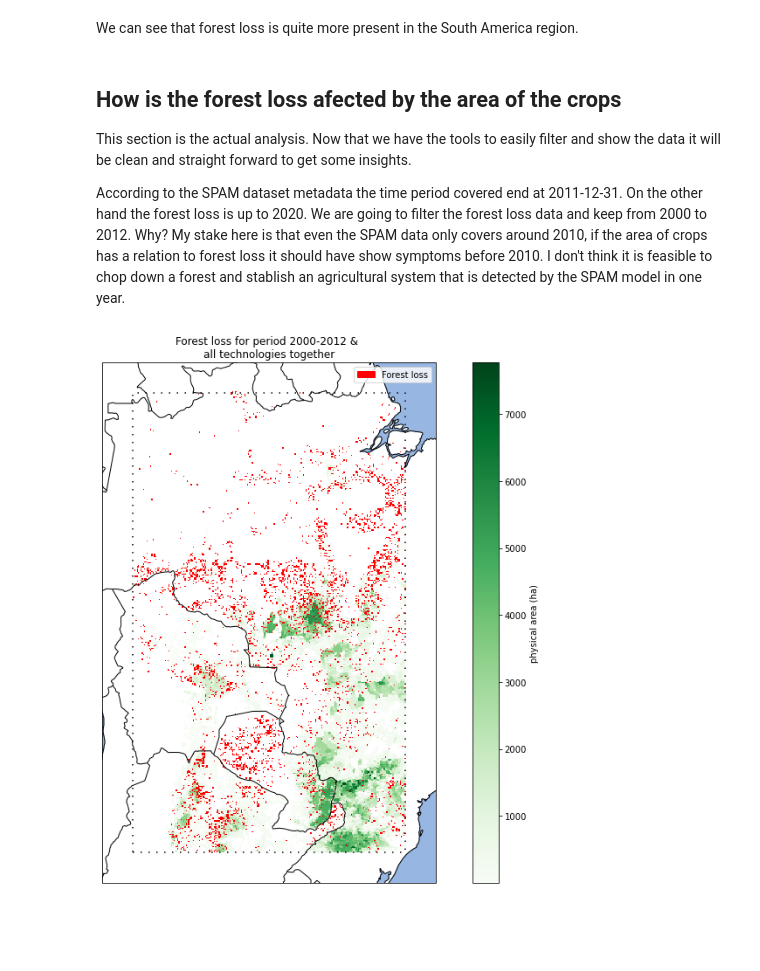
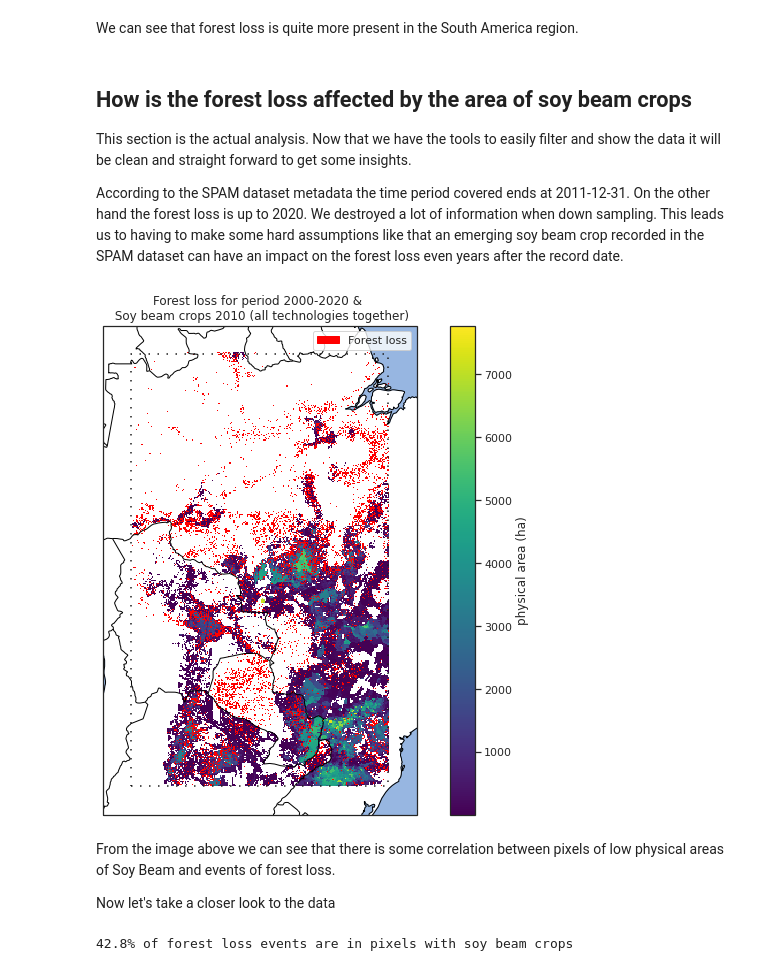
Before and after one commit to BielStela/vizzuality_challenge, a Jupyter notebook: challenge.ipynb, the cells around one changed output. Cells and saved outputs as stored; diff of their text form; code cells hidden in the pictures; blank space fills up the shorter version.

```diff
--- a/challenge.ipynb
+++ b/challenge.ipynb
@@ -316,56 +329,62 @@ plt.tight_layout()
 # %% [markdown]
 We can see that forest loss is quite more present in the South America region.
 # %% [markdown]
-##  How is the forest loss afected by the area of the crops
-
+##  How is the forest loss affected by the area of soy beam crops
 
 This section is the actual analysis.
 Now that we have the tools to easily filter and show the data it will be clean and straight forward to get some insights.
 
-According to the SPAM dataset metadata the time period covered end at 2011-12-31. On the other hand the forest loss is up to 2020. We are going to filter the forest loss data and keep from 2000 to 2012.
-Why? My stake here is that even the SPAM data only covers around 2010, if the area of crops has a relation to forest loss it should have show symptoms before 2010. I don't think it is feasible to chop down a forest and stablish an agricultural system that is detected by the SPAM model in one year.
+According to the SPAM dataset metadata the time period covered ends at 2011-12-31. On the other hand the forest loss is up to 2020. We destroyed a lot of information when down sampling. This leads us to having to make some hard assumptions like that an emerging soy beam crop recorded in the SPAM dataset can have an impact on the forest loss even years after the record date.
 # %%
 from matplotlib import colors
 import matplotlib.patches as mpatches
 
-america_forest_loss =  forest_data_path/"america"/"correg.tif"
-america_spam_area = [r for r in get_SPAM_rasters_by_codes(rasters, var="A", tech="A") if r.region=="america"][0]
 
-fig = plt.figure(figsize=(12, 9))
-proj = ccrs.PlateCarree()  # sets the cartopy map projection
-ax = fig.add_subplot(111, projection=proj)
+def plot_loss_on_spam(loss_raster: str, spam_raster: SpamData):
+    """Helper to plot forest loss rasters on top of soy beam data."""
+    fig = plt.figure(figsize=(12, 9))
+    proj = ccrs.PlateCarree()  # sets the cartopy map projection
+    ax = fig.add_subplot(111, projection=proj)
 
-im_ax, box_ax = plot_map_on_ax(
-    ax,
-    america_spam_area.filename,
-    areas,
-    proj,
-    cmap="Greens",
-    interpolation="none",
-)
-cbar = fig.colorbar(im_ax, ax=ax)
-cbar.set_label(VARIABLES_MAP[america_spam_area.variable])
+    im_ax, box_ax = plot_map_on_ax(
+        ax,
+        spam_raster.filename,
+        areas,
+        proj,
+        cmap="viridis",
+        interpolation="none",
+        )
+    cbar = fig.colorbar(im_ax, ax=ax)
+    cbar.set_label(VARIABLES_MAP[spam_raster.variable])
 
-forest_cmap = colors.ListedColormap(['red'])
-with rio.open(america_forest_loss) as src:
-    reclass_forest_loss = src.read(1)
-    reclass_forest_loss = np.where((reclass_forest_loss <= 12 ) & (reclass_forest_loss > 0), 1, 0)
-    extent = rio.plot.plotting_extent(src)
+    with rio.open(loss_raster) as src:
+        # Define a reclassified forest loss raster with 1 for loss event and 0 no loss
+        reclass_forest_loss = np.where(src.read(1) > 0, 1, 0)
+        extent = rio.plot.plotting_extent(src)
+
+    forest_cmap = colors.ListedColormap(['red'])
     ax.imshow(
         np.ma.masked_where(reclass_forest_loss <= 0, reclass_forest_loss),
         transform=proj,
         extent=extent,
         interpolation="none",
         cmap=forest_cmap
-    )
+        )
 
-# add the forest loss to the legend
-patches = [
-    mpatches.Patch(color=forest_cmap.colors[0], label="Forest loss"),
-]
+    # add the forest loss to the legend
+    patches = [mpatches.Patch(color=forest_cmap.colors[0], label="Forest loss")]
 
-ax.legend(handles=patches)
-ax.set_title(f"Forest loss for period 2000-2012 & \n{TECHNOLOGY_MAP[america_spam_area.technology]}")
-plt.tight_layout()
+    ax.legend(handles=patches)
+    ax.set_title(
+        f"Forest loss for period 2000-2020 & \n Soy beam crops 2010 ({TECHNOLOGY_MAP[spam_raster.technology]})")
-# %% [output]
-[figure, removed]
+# %%
+america_forest_loss = forest_data_path / "america" / "correg.tif"
+america_spam_area = [r for r in get_SPAM_rasters_by_codes(rasters, var="A", tech="A") if r.region == "america"][0]
+
+plot_loss_on_spam(america_forest_loss, america_spam_area)
+# %% [output]
+[figure, added]
+# %% [markdown]
+From the image above we can see that there is some correlation between pixels of low physical areas of Soy Beam and events of forest loss.
+
+Now let's take a closer look to the data
@@ -371,0 +402,5 @@ plt.tight_layout()
+# %%
+print(f"{(mask.sum() / (reclass_forest_loss > 0).sum()) * 100:.3}% of forest loss events "
+      "are in pixels with soy beam crops")
+# %% [output]
+42.8% of forest loss events are in pixels with soy beam crops
```
Also changed, not shown: parts of 24 cells of this notebook, 1 other file.
